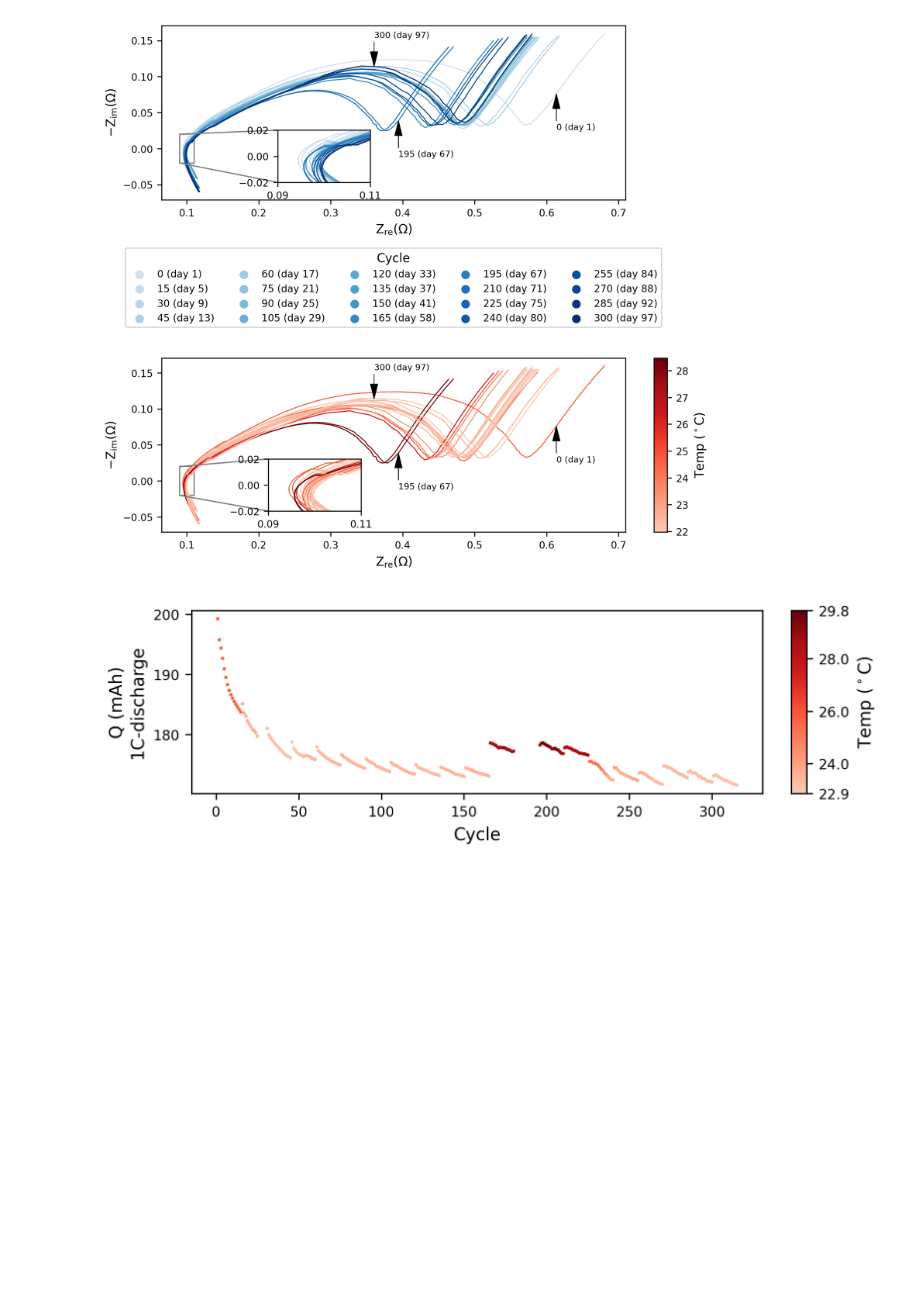
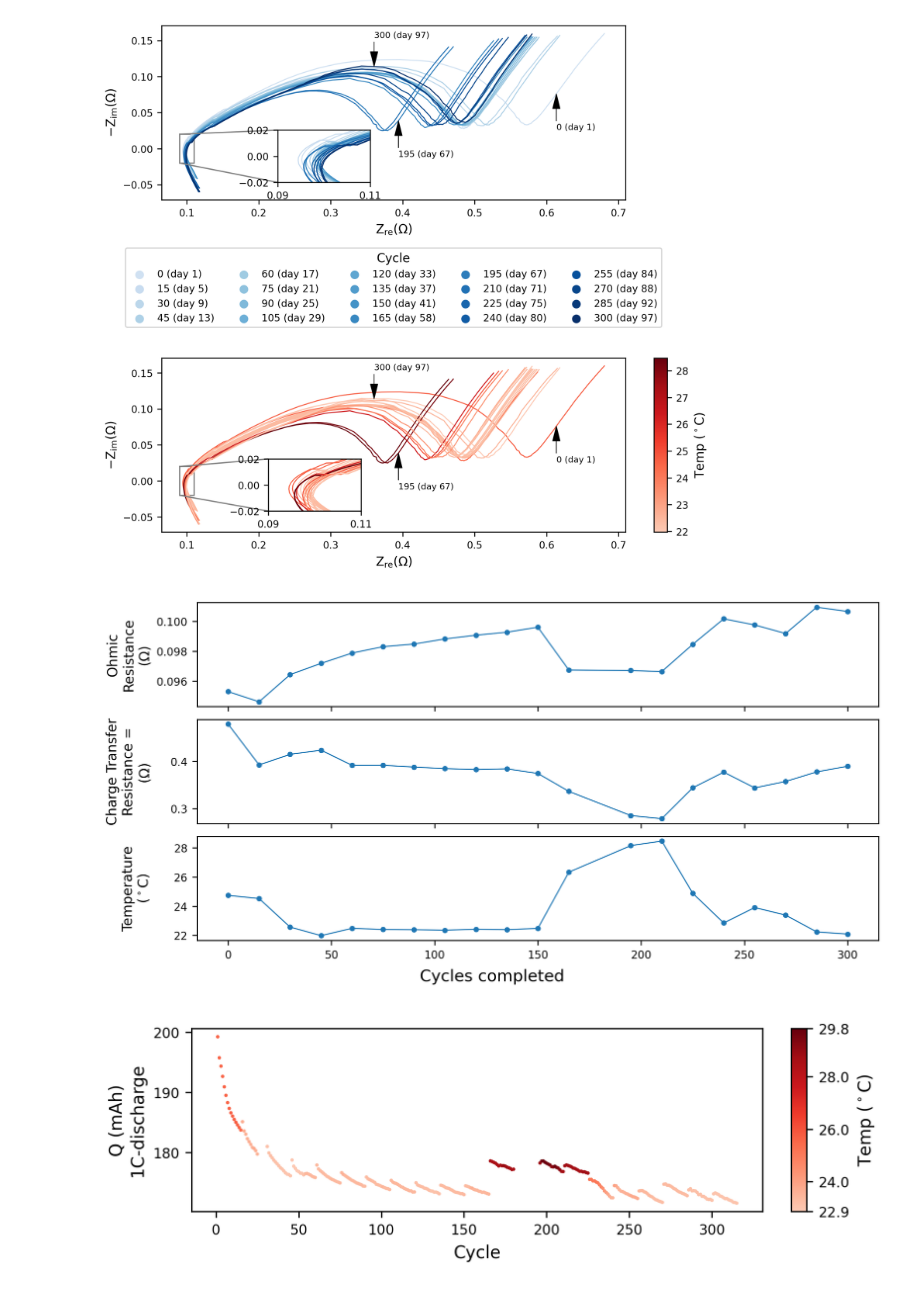
Before and after one commit to EliasGaliounas/SonicBatt, a Jupyter notebook: studies/degradation/exp2_eis_&_Qfade.ipynb, the cells around one changed output. Cells and saved outputs as stored; diff of their text form; code cells hidden in the pictures; blank space fills up the shorter version.

```diff
--- a/studies/degradation/exp2_eis_&_Qfade.ipynb
+++ b/studies/degradation/exp2_eis_&_Qfade.ipynb
@@ -60,6 +60,28 @@ for i in range(len(degr_tests)):
         df_cycling.loc[previous_ind, 'Temp(degC)'])
     eis_pre_ocvs.append(
         df_cycling.loc[previous_ind, 'V(V)'])
+# %%
+# %% Extract the Ohmic resistance and the charge transfer resistance
+ohmic_resistances = []
+Re_local_min = []
+Re_local_min_ind = []
+ct_resistances = []
+for df_eis in eis_TOC_dfs:
+    x = df_eis.loc[:, 'Zreal'].to_numpy()
+    y = -df_eis.loc[:, 'Zimag'].to_numpy()
+    ohmic_resistances.append(np.interp(0,y,x))
+    #
+    y_derivative= np.diff(y)
+    y_derivative_reversed = y_derivative[::-1]
+    for j, _ in enumerate(y_derivative_reversed):
+        if ((y_derivative_reversed[j]>0) & (y_derivative_reversed[j+1]<0)):
+            ind = len(y)-(j+1)
+            Re_local_min.append((x[ind] + x[ind+1])/2)
+            Re_local_min_ind.append(ind)
+            break
+ohmic_resistances = np.array(ohmic_resistances)
+Re_local_min = np.array(Re_local_min)
+ct_resistances = Re_local_min - ohmic_resistances
 # %%
 # Nyquist plots coloured by cycle and temperature
 f, axs = plt.subplots(2,1, figsize=(7.5,8), dpi=300, constrained_layout=True,
@@ -148,5 +176,25 @@ utils.save_figure(f, visualistion_path, save_filename, 'png')
 # %% [output]
 [figure]
+# %%
+f, axs = plt.subplots(3, 1, figsize=(8,4), dpi=300, sharex=True, sharey=False, constrained_layout=True)
+
+# Ohmic resistances
+axs[0].plot(cycles_completed, ohmic_resistances, color='tab:blue', marker='o', markersize=3)
+
+# CT resistances
+axs[1].plot(cycles_completed, ct_resistances, color='tab:blue', marker='o', markersize=3)
+
+# Temperature
+axs[2].plot(cycles_completed, eis_temperatures, color='tab:blue', marker='o', markersize=3)
+
+axs[0].set_ylabel('Ohmic\nResistance\n(Ω)')
+axs[1].set_ylabel('Charge Transfer\nResistance =\n(Ω)')
+axs[2].set_ylabel('Temperature\n($^\circ$C)')
+
+f.supxlabel('Cycles completed')
+f.align_ylabels()
+# %% [output]
+[figure, added]
 # %%
 # Capacity fade (Discharge - at the rate of 1C)
 discharge_steps_1c = range(67, 124, 3)
```
Also changed, not shown: parts of 1 cell of this notebook, 23 other files.
